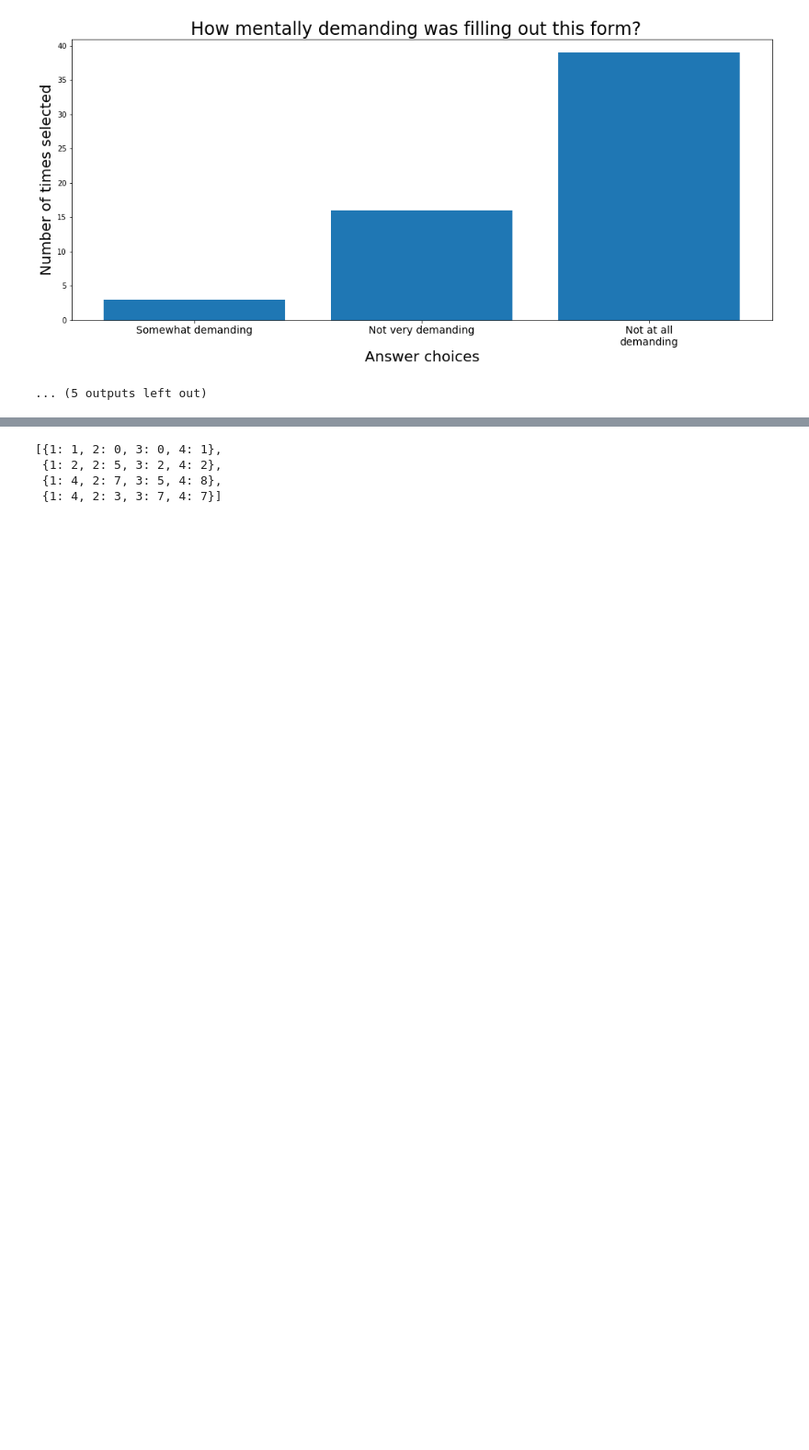
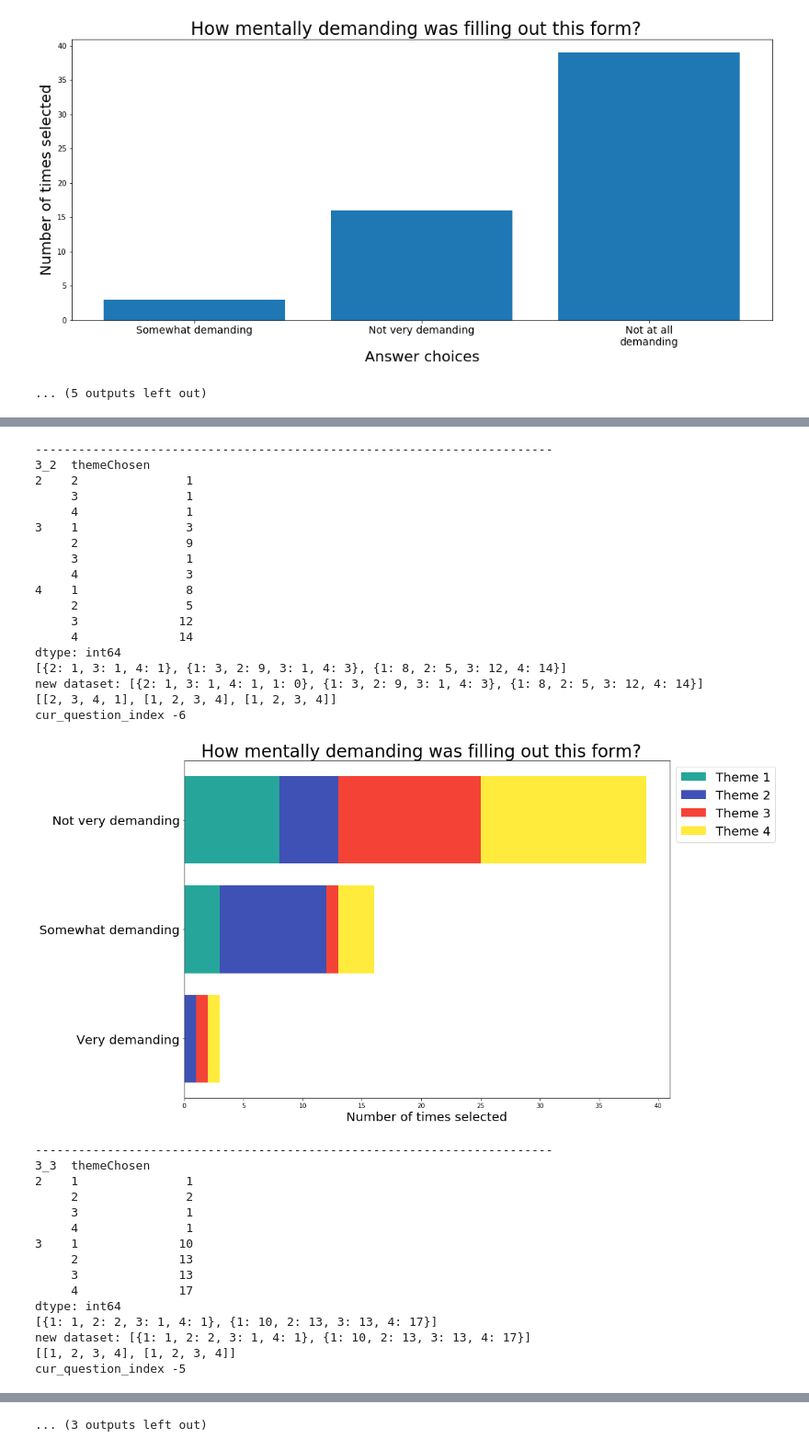
Before and after one commit to smitheric95/AB-Testing-Form, a Jupyter notebook: Data Analysis/Survey Data Analysis.ipynb, the cells around one changed output, grey strips where cells are left out. Shown: that part at 92% size. Cells and saved outputs as stored; diff of their text form; code cells hidden in the pictures; blank space fills up the shorter version.

Commit message:
generated theme charts in loop

```diff
--- a/Data Analysis/Survey Data Analysis.ipynb
+++ b/Data Analysis/Survey Data Analysis.ipynb
@@ -252,6 +252,31 @@ for cur_question in last_page_questions:
             j += 1
         dataset.append(cur_choice)
     print(dataset)
+
+    # add missing keys to the dataset rows
+    for row in dataset:
+        for key in list(set(color_scheme)):
+            if key not in row:
+                row[key] = 0
+
+
+    print("new dataset: ", end="")
+    print(dataset)
+
+    # determine the order in which to show colors
+    data_orders = [list(dataset[i].keys()) for i in range(len(dataset))]
+    print(data_orders)
+
+    # calculate yticks based off options
+    cur_question_index = int(cur_question.split("_")[1]) - 8
+    title = list(survey_questions.keys())[cur_question_index]
+    choices = list(survey_questions.values())[cur_question_index]
+
+    print("cur_question_index ", end="")
+    print(cur_question_index)
+
+    create_stacked_barchart(title, choices)
+
     print("------------------------------------------------------------------------")
 # %% [output]
 3_1  themeChosen
@@ -273,0 +303,34 @@ dtype: int64
+------------------------------------------------------------------------
+3_2  themeChosen
+2    2               1
+     3               1
+     4               1
+3    1               3
+     2               9
+     3               1
+     4               3
+4    1               8
+     2               5
+     3              12
+     4              14
+dtype: int64
+[{2: 1, 3: 1, 4: 1}, {1: 3, 2: 9, 3: 1, 4: 3}, {1: 8, 2: 5, 3: 12, 4: 14}]
+new dataset: [{2: 1, 3: 1, 4: 1, 1: 0}, {1: 3, 2: 9, 3: 1, 4: 3}, {1: 8, 2: 5, 3: 12, 4: 14}]
+[[2, 3, 4, 1], [1, 2, 3, 4], [1, 2, 3, 4]]
+cur_question_index -6
+[figure, added]
+------------------------------------------------------------------------
+3_3  themeChosen
+2    1               1
+     2               2
+     3               1
+     4               1
+3    1              10
+     2              13
+     3              13
+     4              17
+dtype: int64
+[{1: 1, 2: 2, 3: 1, 4: 1}, {1: 10, 2: 13, 3: 13, 4: 17}]
+new dataset: [{1: 1, 2: 2, 3: 1, 4: 1}, {1: 10, 2: 13, 3: 13, 4: 17}]
+[[1, 2, 3, 4], [1, 2, 3, 4]]
+cur_question_index -5
@@ -274,14 +393 @@ dtype: int64
+... (3 outputs left out)
-# %%
-# add missing keys to the dataset rows
-for row in dataset:
-    for key in list(set(color_scheme)):
-        if key not in row:
-            row[key] = 0
-
-# determine the order in which to show colors
-data_orders = [list(dataset[i].keys()) for i in range(len(dataset))]
-# %% [output]
-[{1: 1, 2: 0, 3: 0, 4: 1},
- {1: 2, 2: 5, 3: 2, 4: 2},
- {1: 4, 2: 7, 3: 5, 4: 8},
- {1: 4, 2: 3, 3: 7, 4: 7}]
```
Also changed, not shown: parts of 3 cells of this notebook.
